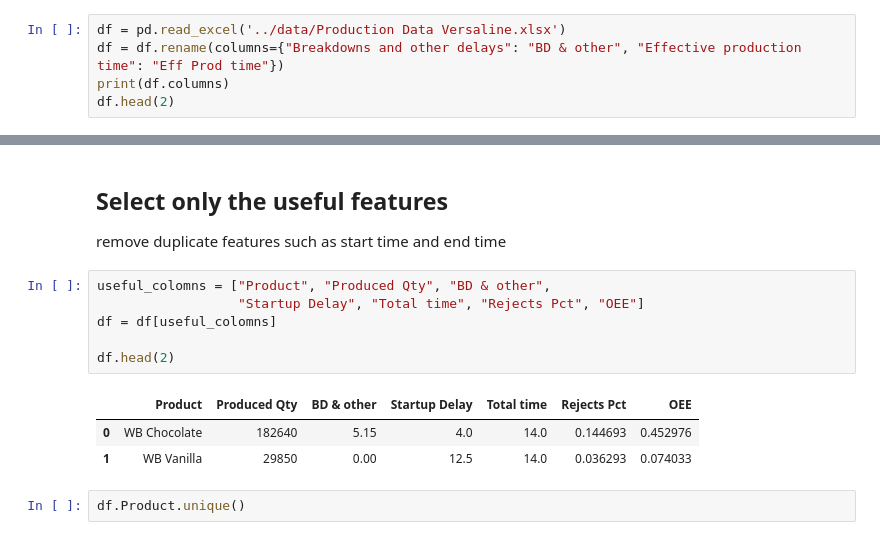
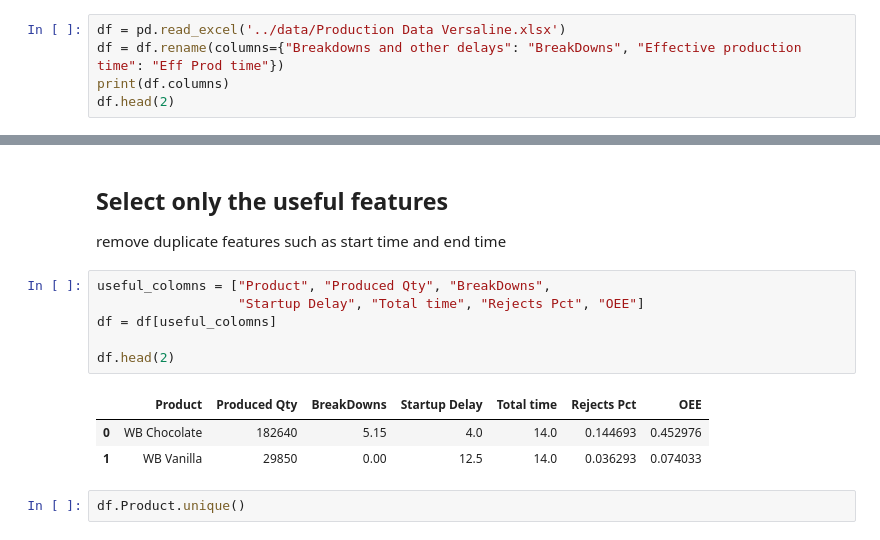
Before and after one commit to CodeProcessor/In20-S1-CS5617-project-1, a Jupyter notebook: Predictive and Prescriptive Analysis.ipynb, the cells around one changed output, grey strips where cells are left out. Cells and saved outputs as stored; diff of their text form.

```diff
--- a/Predictive and Prescriptive Analysis.ipynb
+++ b/Predictive and Prescriptive Analysis.ipynb
@@ -9,7 +9,7 @@ import seaborn as sns
 ## Load data from excel file
 # %%
 df = pd.read_excel('../data/Production Data Versaline.xlsx')
-df = df.rename(columns={"Breakdowns and other delays": "BD & other", "Effective production time": "Eff Prod time"})
+df = df.rename(columns={"Breakdowns and other delays": "BreakDowns", "Effective production time": "Eff Prod time"})
 print(df.columns)
 df.head(2)
 # %% [output]
@@ -56,13 +56,13 @@ Rejects percentage |
 ## Select only the useful features
 remove duplicate features such as start time and end time
 # %%
-useful_colomns = ["Product", "Produced Qty", "BD & other",
+useful_colomns = ["Product", "Produced Qty", "BreakDowns",
                   "Startup Delay", "Total time", "Rejects Pct", "OEE"]
 df = df[useful_colomns]
 
 df.head(2)
 # %% [output]
-|  | Product | Produced Qty | BD & other | Startup Delay | Total time | Rejects Pct | OEE |
+|  | Product | Produced Qty | BreakDowns | Startup Delay | Total time | Rejects Pct | OEE |
 | 0 | WB Chocolate | 182640 | 5.15 | 4.0 | 14.0 | 0.144693 | 0.452976 |
 | 1 | WB Vanilla | 29850 | 0.00 | 12.5 | 14.0 | 0.036293 | 0.074033 |
 # %%
```
Also changed, not shown: parts of 31 cells of this notebook, 1 other file.
